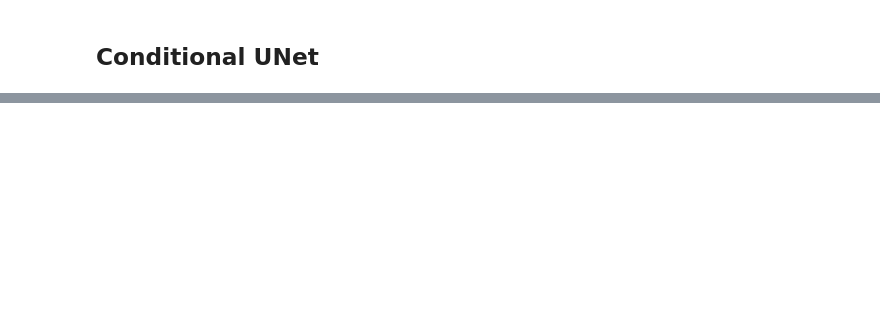
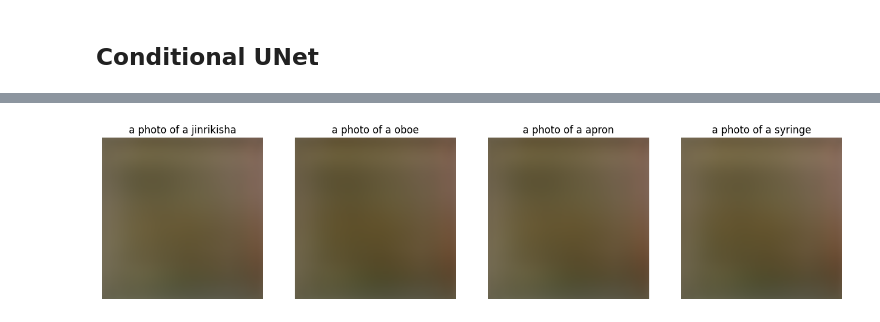
Before and after one commit to BrunooCS/Text-To-Image-Diffusion-Model, a Jupyter notebook: Diffusion.ipynb, the cells around one changed output, grey strips where cells are left out. Drawn from its saved outputs; the diff is of its cells as text; code cells hidden in the pictures; blank space fills up the shorter version.

```diff
--- a/Diffusion.ipynb
+++ b/Diffusion.ipynb
@@ -363,0 +554,33 @@ plt.show()
+# %%
+# (b) Random images from the model
+def generate_random_images(model, diffusion, text_encoder, n=4):
+    """
+    For demonstration, generate n images using a random label from the dataset.
+    Then run standard reverse diffusion from pure noise x_T.
+    """
+    model.eval()
+    fig, axs = plt.subplots(1, n, figsize=(4*n, 4))
+
+    # random pick from dataset
+    random_idx = np.random.randint(0, len(dataset), n)
+    labels = [dataset[i][1] for i in random_idx]
+    text_prompts = []
+    for lbl in labels:
+        text_prompts.append(f"a photo of a {targets_names[int(lbl)]}")
+    text_emb = text_encoder(text_prompts).to(device)
+
+    # Start from pure Gaussian noise
+    x_t = torch.randn(n, 3, img_size, img_size, device=device)
+    # We'll sample from t = timesteps-1 down to 0
+    x_gen = denoise_sample(model, diffusion, x_t, timesteps-1, text_emb)
+
+    for i in range(n):
+        out_img = x_gen[i].cpu()
+        axs[i].imshow((out_img*0.5+0.5).permute(1,2,0).clamp(0,1))
+        axs[i].set_title(text_prompts[i])
+        axs[i].axis('off')
+    plt.show()
+
+generate_random_images(model, diffusion, text_encoder=encoder.forward, n=4)
+# %% [output]
+[figure, added]
```
Also changed, not shown: parts of 24 cells of this notebook, 2 other files.
